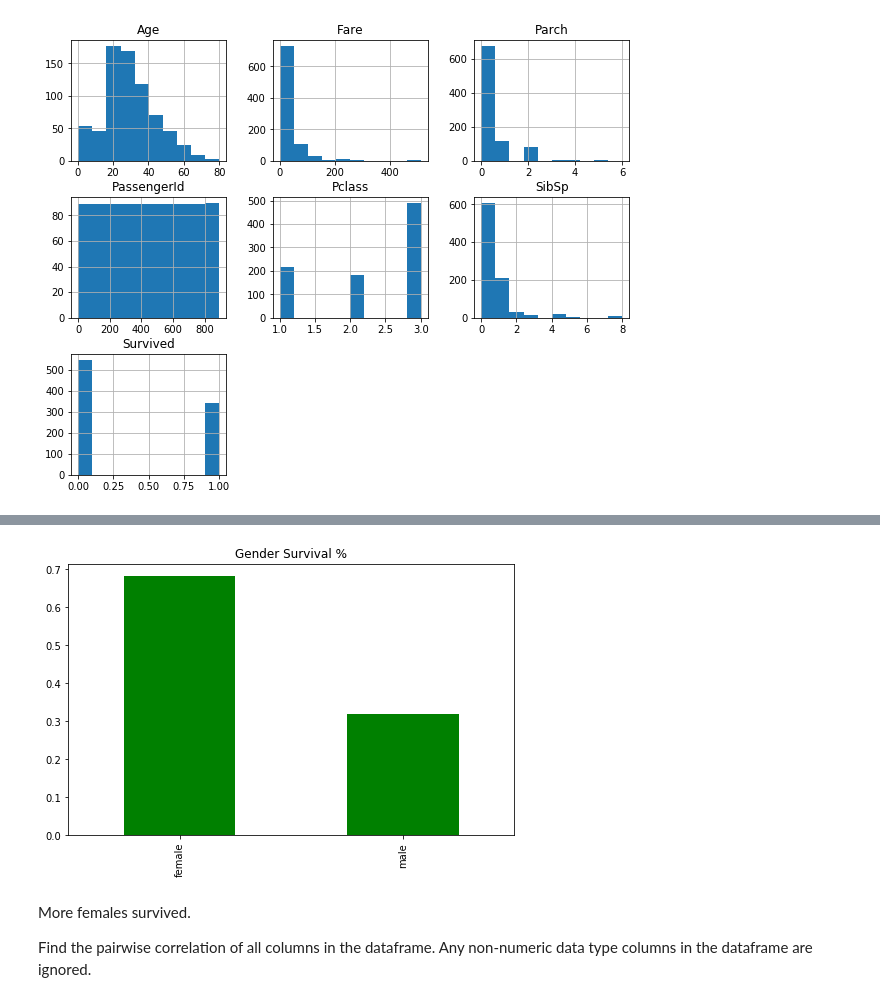
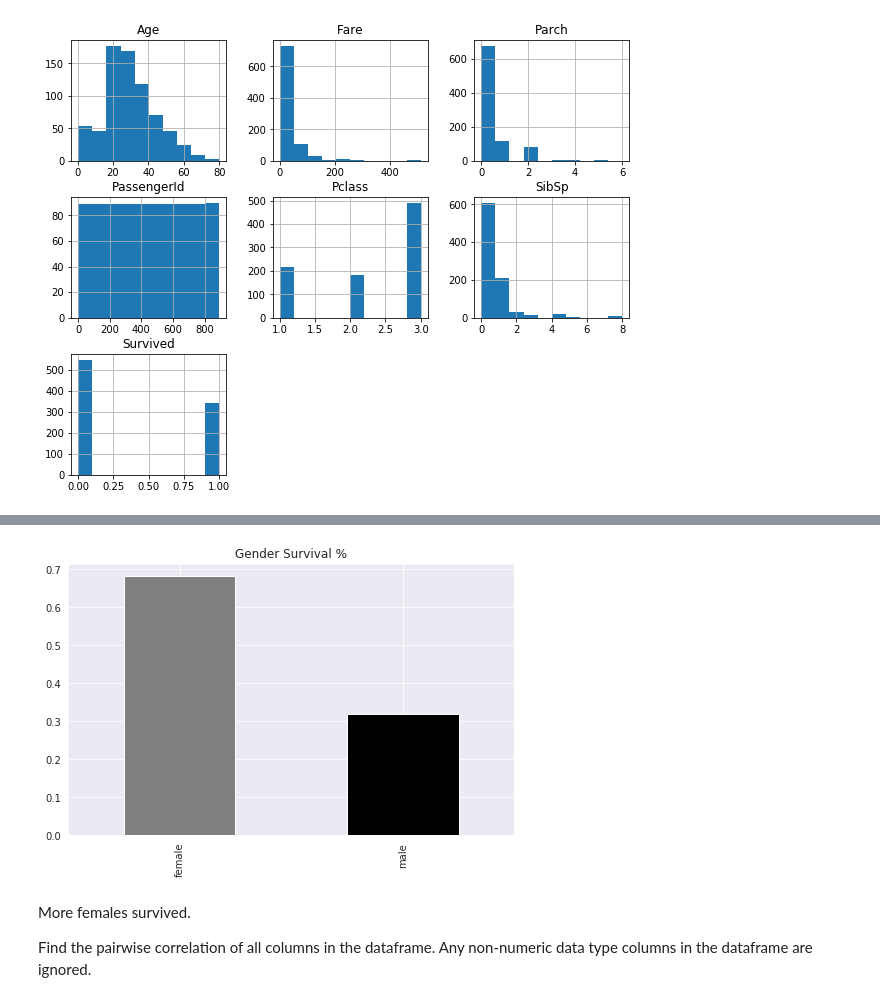
Before and after one commit to datalass1/100-days-of-code, a Jupyter notebook: notebooks/Day-27-and-28-Titanic-Kaggle-competition.ipynb, the cells around one changed output, grey strips where cells are left out. Saved outputs shown, nothing was run; the diff lists cells and outputs as text; code cells hidden in the pictures.

```diff
--- a/notebooks/Day-27-and-28-Titanic-Kaggle-competition.ipynb
+++ b/notebooks/Day-27-and-28-Titanic-Kaggle-competition.ipynb
@@ -65,11 +72,11 @@ train_data.hist(figsize=(10,8));
 # %%
 plt.figure(figsize=(8,5))
 (train_data.Sex[train_data.Survived == 1]
              .value_counts(normalize=True)
-             .plot(kind='bar', color='G'))
+             .plot(kind='bar', color=['Grey', 'Black']))
 plt.title('Gender Survival %');
 # %% [output]
-[figure, old version]
+[figure, new version]
 # %% [markdown]
 More females survived.
 
```
Also changed, not shown: parts of 2 cells of this notebook.
